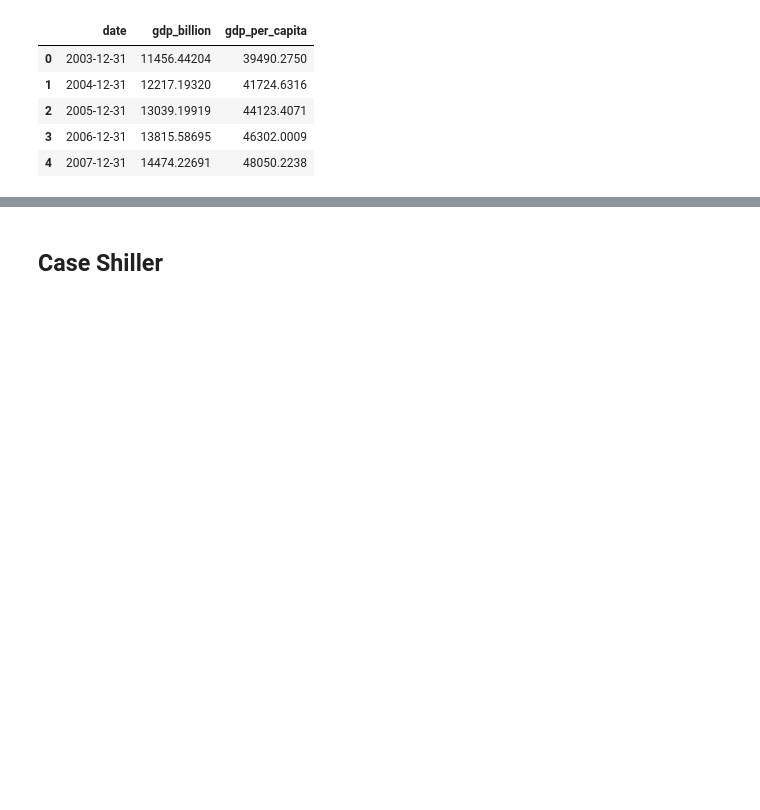
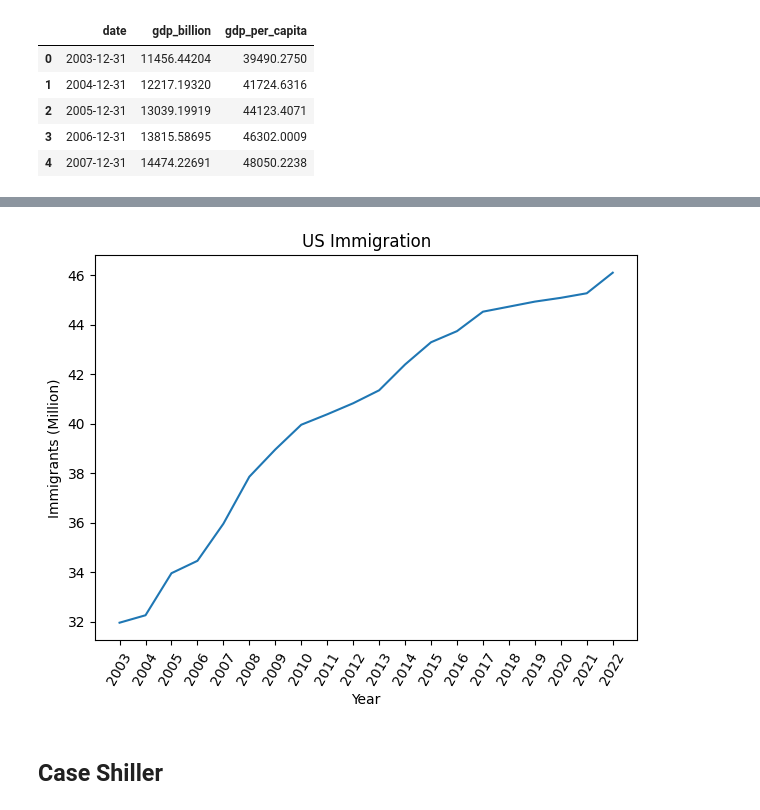
Before and after one commit to VastavTailwal/US-Home-Price-Prediction, a Jupyter notebook: home-price-data-wrangling.ipynb, the cells around one changed output, grey strips where cells are left out. Cells and saved outputs as stored; diff of their text form; code cells hidden in the pictures; blank space fills up the shorter version.

```diff
--- a/home-price-data-wrangling.ipynb
+++ b/home-price-data-wrangling.ipynb
@@ -80,0 +116,2 @@ gdp.to_csv('gdp.csv', index=False, header=True)
+# %%
+immig['date'] = pd.to_datetime(immig['date'], format='%Y').dt.year
@@ -80,0 +127,18 @@ gdp.to_csv('gdp.csv', index=False, header=True)
+# %%
+immig.columns = ['year', 'immigrants']
+# %%
+immig['immigrants_million'] = immig['immigrants'] / 1_000_000
+# %%
+fig, ax = plt.subplots(nrows=1, ncols=1, figsize=(7, 5))
+
+ax.set_title('US Immigration')
+
+ax.plot(immig['year'], immig['immigrants_million'])
+ax.set_xlabel('Year')
+ax.set_ylabel('Immigrants (Million)')
+ax.set_xticks(immig['year'])
+ax.tick_params(axis='x', labelrotation=60)
+
+plt.show()
+# %% [output]
+[figure, added]
```
Also changed, not shown: parts of 38 cells of this notebook, 19 other files.
